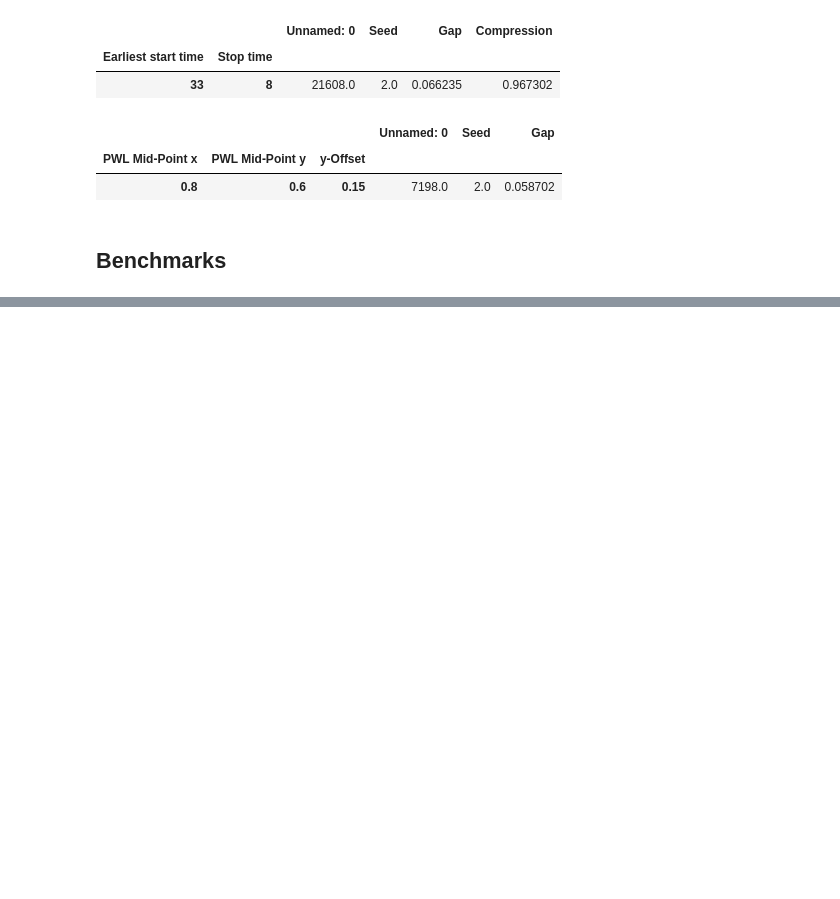
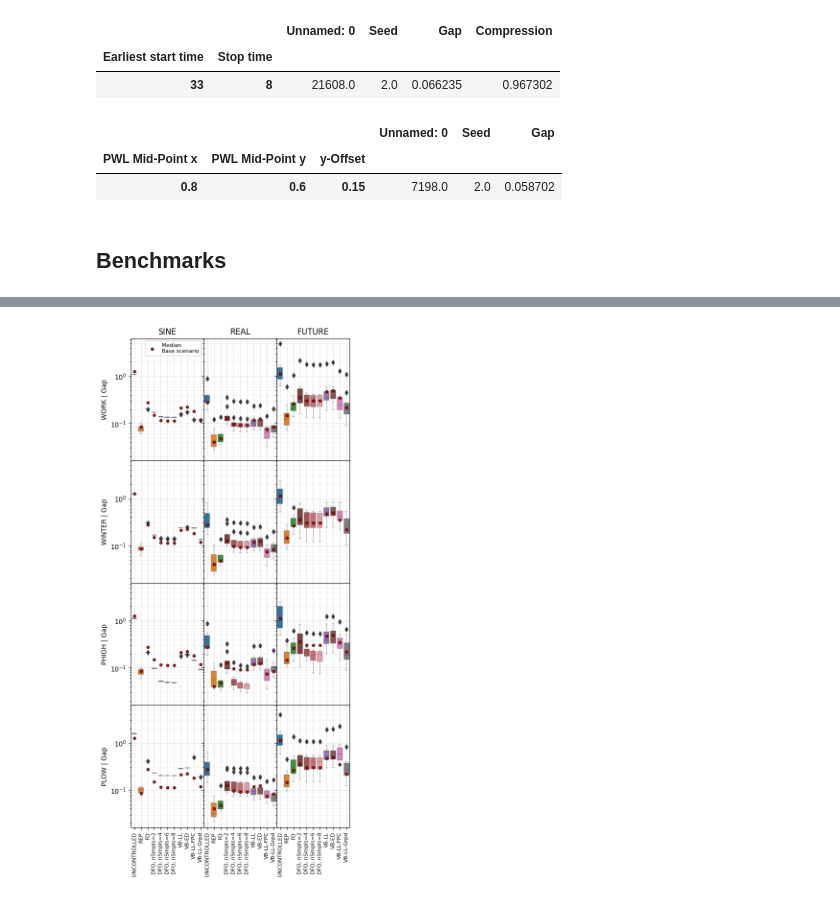
Before and after one commit to L-Strobel/bench_ev_agg_disagg, a Jupyter notebook: python_code/Visualize.ipynb, the cells around one changed output, grey strips where cells are left out. Cells and saved outputs as stored; diff of their text form; code cells hidden in the pictures; blank space fills up the shorter version.

```diff
--- a/python_code/Visualize.ipynb
+++ b/python_code/Visualize.ipynb
@@ -273,0 +323,41 @@ _ = f.savefig("../results/figures/RsltGap.pdf", dpi=300)
+# %%
+params = [("WORK", "WORK"), ("WINTER", "WINTER"), ("P_HIGH", "PHIGH"), ("P_LOW", "PLOW")]
+f, ax = plt.subplots(len(params), 3, sharey=True, gridspec_kw={"wspace": 0, "hspace": 0}, figsize=(6, len(params) * 3), sharex=True)
+order = ['UNCONTROLLED', 'REP', 'FO', 'DFO, nSmpls=2', 'DFO, nSmpls=4', 'DFO, nSmpls=6', 'DFO, nSmpls=8',
+         'VB-LL', 'VB-ED', 'VB-LL-FPC', 'VB-LL-Grpd']
+
+for j, param in enumerate(params):
+    for i, pSignal in enumerate(["SINE", "REAL", "FUTURE"]):
+        original_data = benchmark_data[
+            (benchmark_data.N_Agents == 100_000)
+            & (benchmark_data["Price Signal"] == pSignal)
+            & (benchmark_data["Method"] != "OPTIMAL")].reset_index()
+        original_medians = original_data.groupby("Method").median(numeric_only=True).Gap[order]
+
+        data = sensitivity_data[
+            (sensitivity_data.N_Agents == 100_000) &
+            (sensitivity_data["Price Signal"] == pSignal) &
+            (sensitivity_data["Method"] != "OPTIMAL") &
+            (sensitivity_data["Config"] == param[0])].reset_index()
+        _ = sns.boxplot(x="Method", y="Gap", data=data, ax=ax[j, i], linewidth=0.3, palette=palette, order=order)
+        _ = ax[j, i].scatter(
+            original_medians.index, original_medians.values, color="r", lw=0.8, edgecolor="0", s=15, zorder=100,
+            label="Median \nBase scenario"
+        )
+
+        _ = ax[j, i].grid(linewidth=0.4, color="0.8", which="major")
+        _ = ax[j, i].grid(linewidth=0.4, color="0.9", which="minor")
+        _ = ax[j, i].set_axisbelow(True)
+        _ = ax[j, i].set_ylabel("")
+        _ = ax[j, i].set_xlabel("")
+        _ = ax[j, i].set_yscale('log')
+        _ = ax[j, i].tick_params(axis='x', labelrotation=90, labelsize=8)
+        if j == 0:
+            _ = ax[j, i].set_title(pSignal)
+            if i == 0:
+                _ = ax[j, i].legend(fontsize=8)
+    _ = ax[j, 0].set_ylabel(param[1] + " | Gap")
+_ = f.subplots_adjust(left=0.12, right=0.88, bottom=0.1, top=0.95)
+_ = f.savefig("../results/figures/Sensitivity.pdf", dpi=300)
+# %% [output]
+[figure, added]
```
Also changed, not shown: parts of 5 cells of this notebook.
